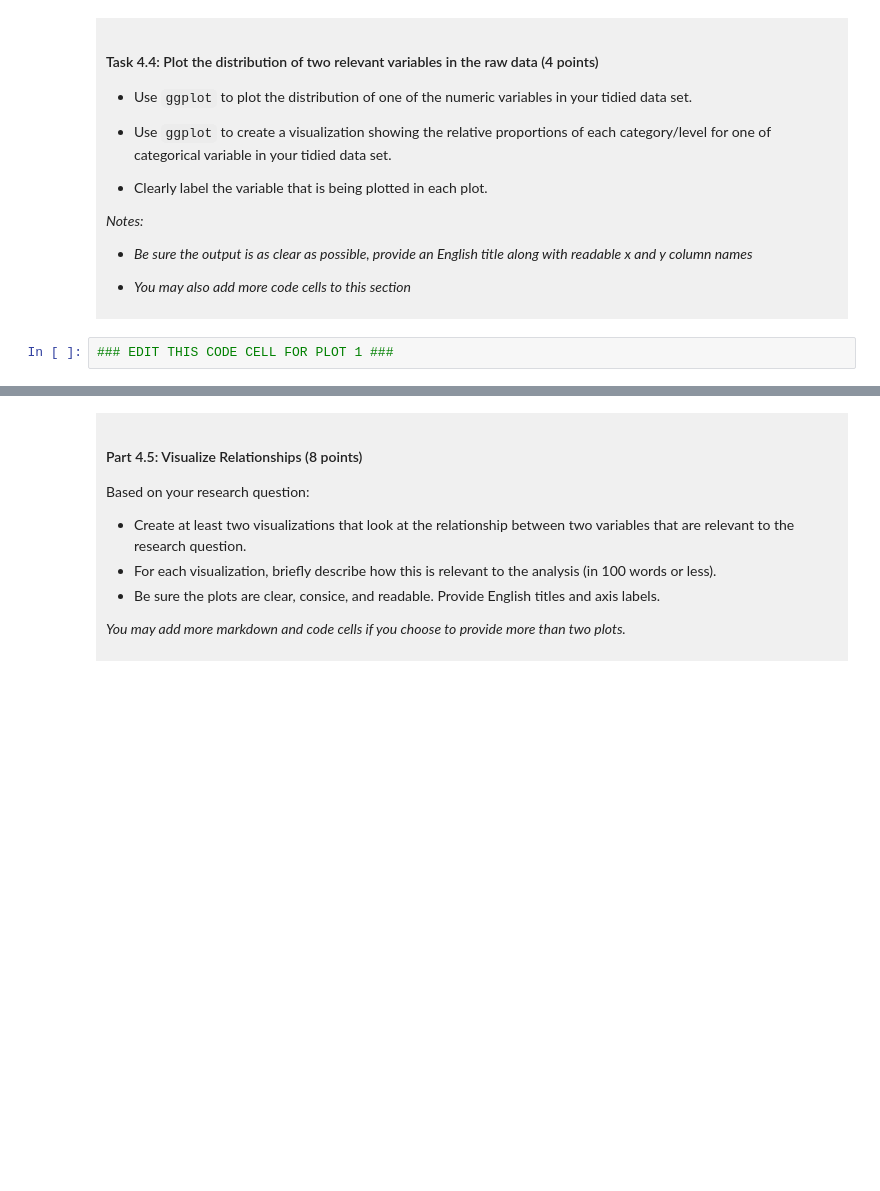
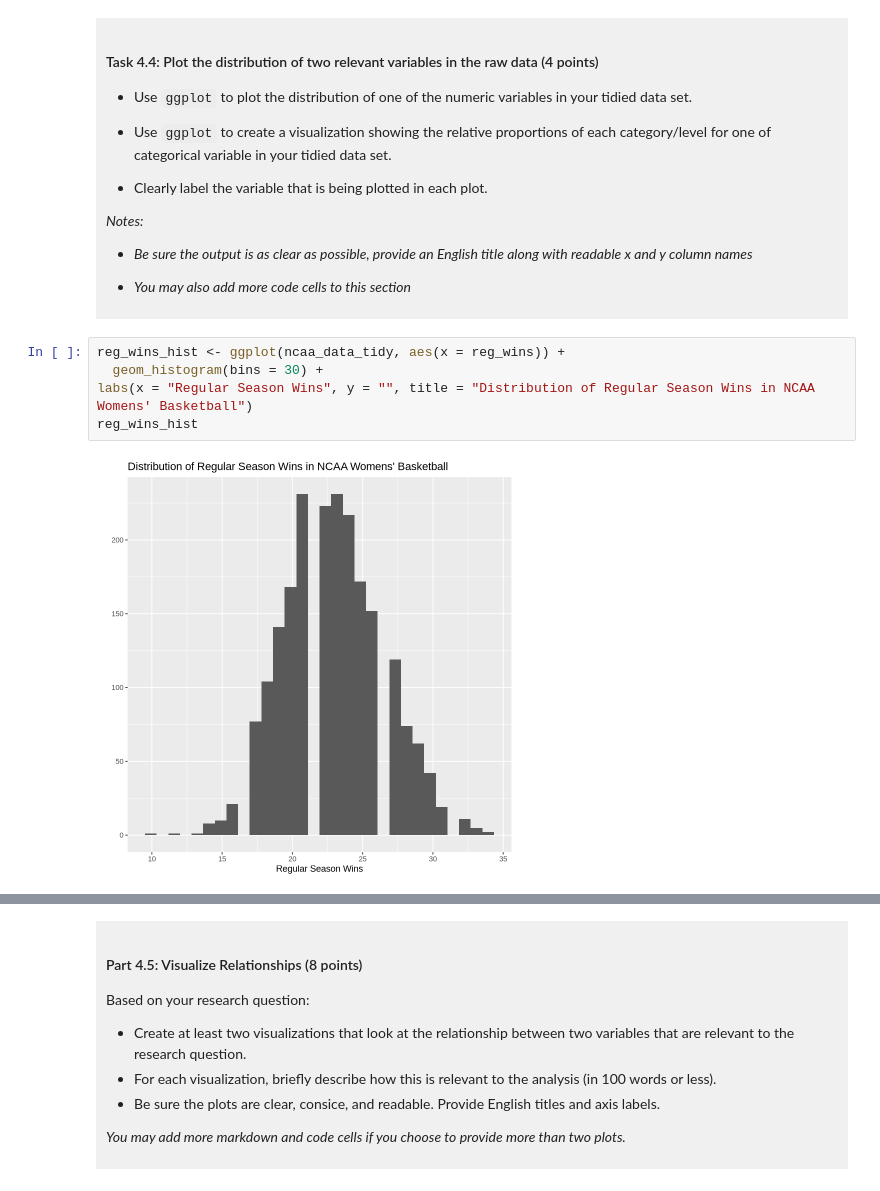
Before and after one commit to lucyhurst/dsci-100-project-lucy-hurst, a Jupyter notebook: dsci-100-project-notebook.ipynb, the cells around one changed output, grey strips where cells are left out. Saved outputs shown, nothing was run; the diff lists cells and outputs as text; blank space fills up the shorter version.

```diff
--- a/dsci-100-project-notebook.ipynb
+++ b/dsci-100-project-notebook.ipynb
@@ -298,5 +331,10 @@ You will refine your research question (if needed) and produce a tidy data set.
 
 </div>
 # %%
-### EDIT THIS CODE CELL FOR PLOT 1 ###
+reg_wins_hist <- ggplot(ncaa_data_tidy, aes(x = reg_wins)) +
+  geom_histogram(bins = 30) +
+labs(x = "Regular Season Wins", y = "", title = "Distribution of Regular Season Wins in NCAA Womens' Basketball")
+reg_wins_hist
+# %% [output]
+[figure, added]
 # %%
```
Also changed, not shown: parts of 10 cells of this notebook.
